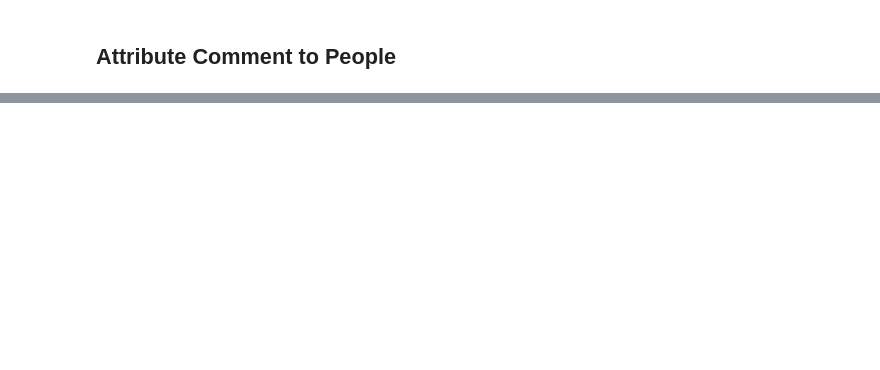
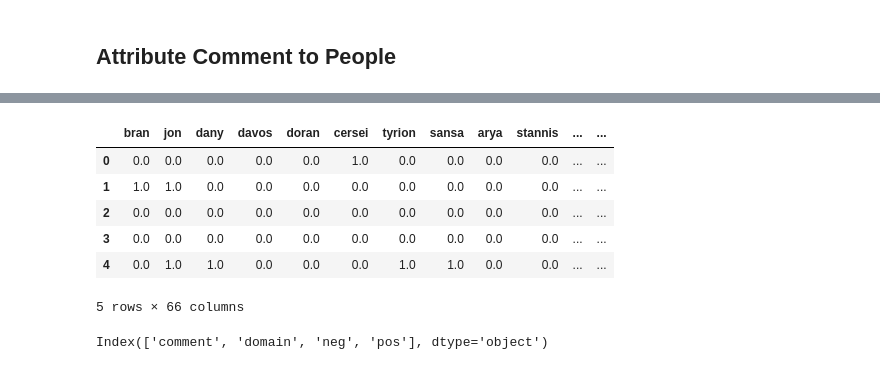
Before and after one commit to miaiseman/a-song-of-vice-and-higher, a Jupyter notebook: a_song_of_vice_and_higher.ipynb, the cells around one changed output, grey strips where cells are left out. Cells and saved outputs as stored; diff of their text form; code cells hidden in the pictures; blank space fills up the shorter version.

```diff
--- a/a_song_of_vice_and_higher.ipynb
+++ b/a_song_of_vice_and_higher.ipynb
@@ -102,0 +196,6 @@ pol_df['comment'][0].lower()
+# %%
+for name, words in person_dict.items():
+    person_id = person_ids[name]
+    for word in words:
+        vocab_id = vocab_ids[word]
+        person_mat[vocab_id, person_id] = 1
@@ -102,0 +212,2 @@ pol_df['comment'][0].lower()
+# %%
+mentions = vectorized_words @ person_mat
@@ -102,0 +228,18 @@ pol_df['comment'][0].lower()
+# %%
+persons = list(person_dict.keys())
+# %%
+mentions_df = pd.DataFrame(mentions, columns=persons, index=com_small.index)
+# %%
+mentions_df.head()
+# %% [output]
+|  | bran | jon | dany | davos | doran | cersei | tyrion | sansa | arya | stannis | ... | ... |
+| 0 | 0.0 | 0.0 | 0.0 | 0.0 | 0.0 | 1.0 | 0.0 | 0.0 | 0.0 | 0.0 | ... | ... |
+| 1 | 1.0 | 1.0 | 0.0 | 0.0 | 0.0 | 0.0 | 0.0 | 0.0 | 0.0 | 0.0 | ... | ... |
+| 2 | 0.0 | 0.0 | 0.0 | 0.0 | 0.0 | 0.0 | 0.0 | 0.0 | 0.0 | 0.0 | ... | ... |
+| 3 | 0.0 | 0.0 | 0.0 | 0.0 | 0.0 | 0.0 | 0.0 | 0.0 | 0.0 | 0.0 | ... | ... |
+| 4 | 0.0 | 1.0 | 1.0 | 0.0 | 0.0 | 0.0 | 1.0 | 1.0 | 0.0 | 0.0 | ... | ... |
+5 rows × 66 columns
+# %%
+com_small.columns
+# %% [output]
+Index(['comment', 'domain', 'neg', 'pos'], dtype='object')
```
Also changed, not shown: parts of 93 cells of this notebook.
